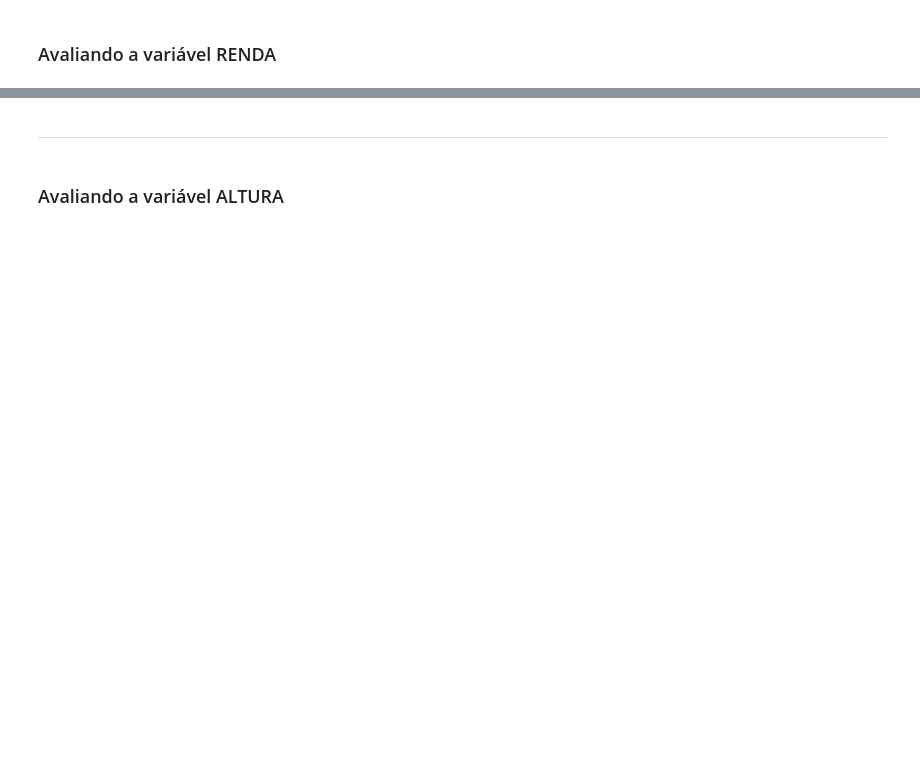
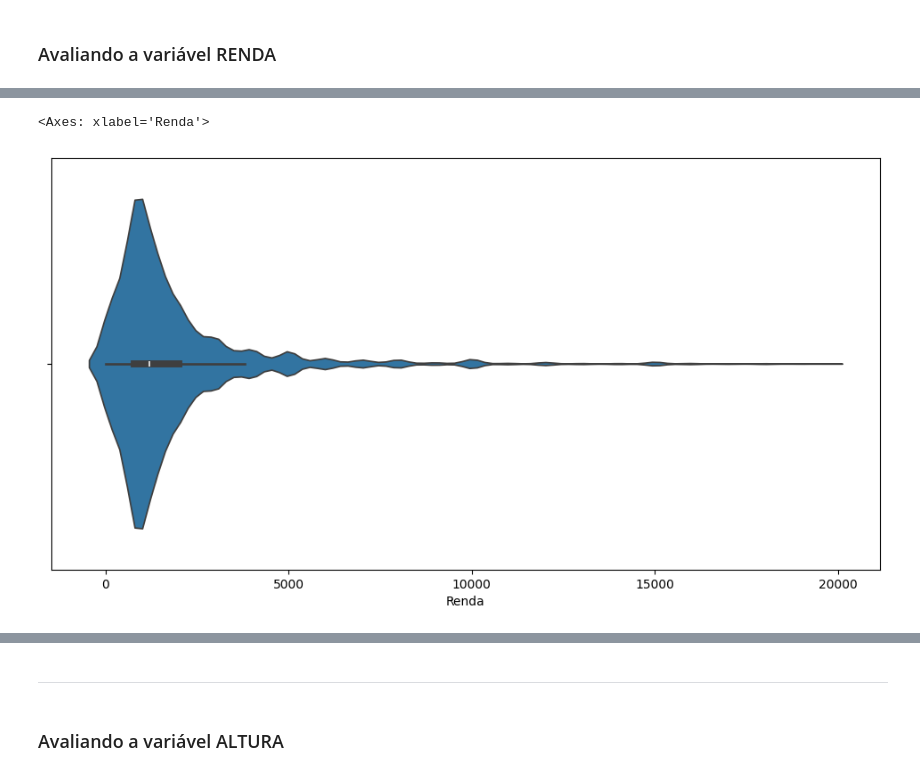
Before and after one commit to DeboraPascoarelli/Estatistica, a Jupyter notebook: Materiais/Curso_de_Estatística_Parte_1.ipynb, the cells around one changed output, grey strips where cells are left out. Saved outputs shown, nothing was run; the diff lists cells and outputs as text; code cells hidden in the pictures; blank space fills up the shorter version.

```diff
--- a/Materiais/Curso_de_Estatística_Parte_1.ipynb
+++ b/Materiais/Curso_de_Estatística_Parte_1.ipynb
@@ -1027,0 +1131,7 @@ Pode-se definir a moda como sendo o valor mais frequente de um conjunto de dados
+# %%
+ax = sns.violinplot(x=dados.query('Renda < 20000')["Renda"])
+ax.figure.set_size_inches(12,6)
+ax
+# %% [output]
+<Axes: xlabel='Renda'>
+[figure, added]
```
Also changed, not shown: parts of 30 cells of this notebook.
